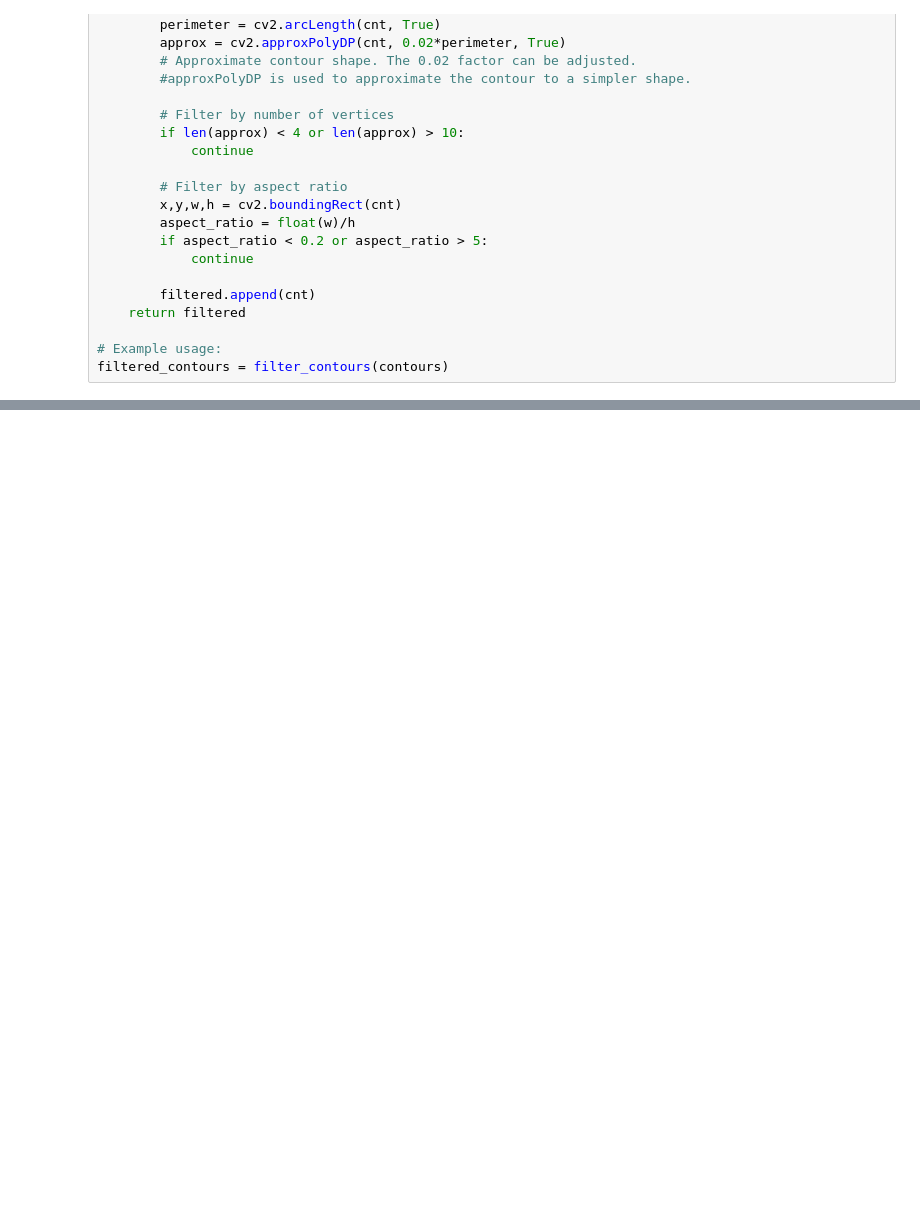
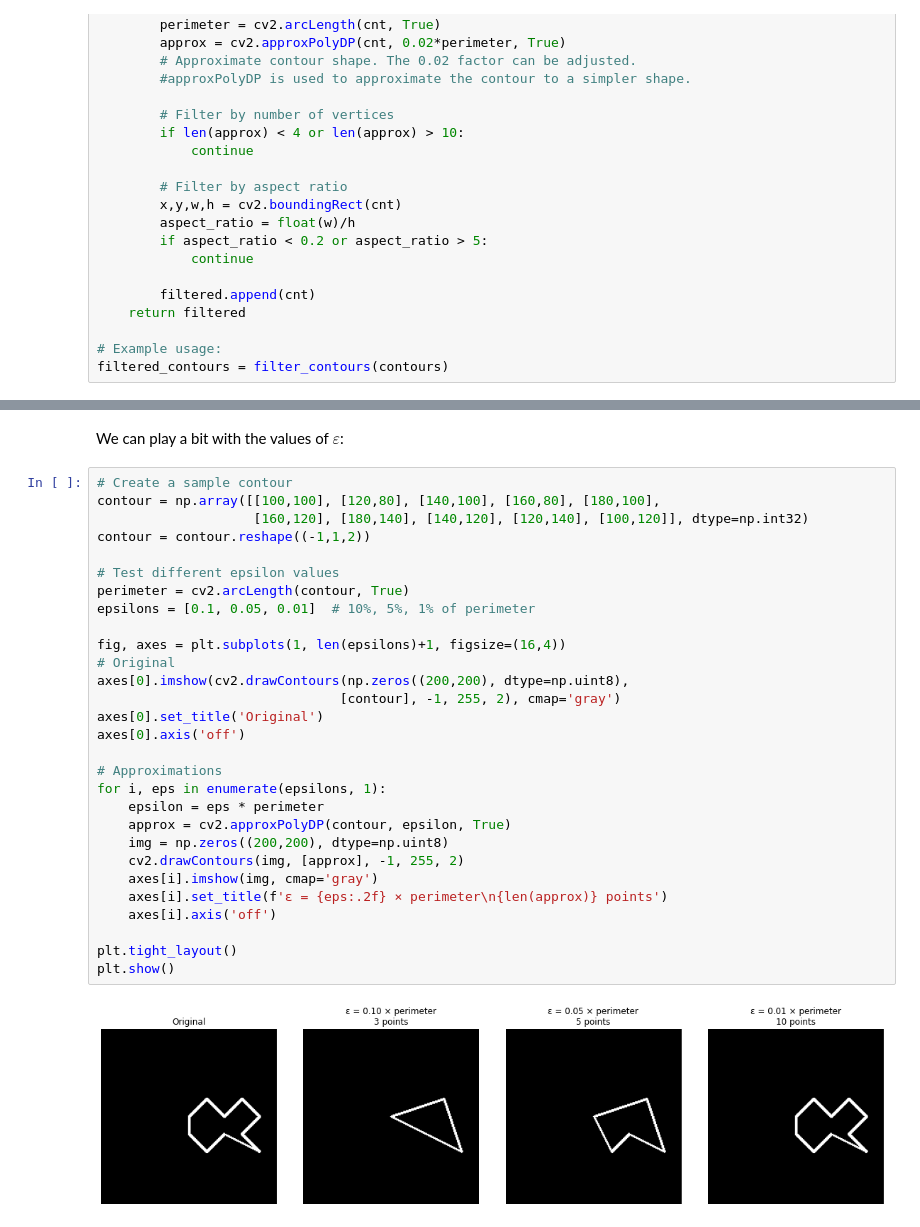
Before and after one commit to armankorajac/computer-vision-stuff, a Jupyter notebook: basicStuff.ipynb, the cells around one changed output, grey strips where cells are left out. Cells and saved outputs as stored; diff of their text form; blank space fills up the shorter version.

```diff
--- a/basicStuff.ipynb
+++ b/basicStuff.ipynb
@@ -418,0 +486,33 @@ filtered_contours = filter_contours(contours)
+# %% [markdown]
+We can play a bit with the values of $\varepsilon$:
+# %%
+# Create a sample contour
+contour = np.array([[100,100], [120,80], [140,100], [160,80], [180,100],
+                    [160,120], [180,140], [140,120], [120,140], [100,120]], dtype=np.int32)
+contour = contour.reshape((-1,1,2))
+
+# Test different epsilon values
+perimeter = cv2.arcLength(contour, True)
+epsilons = [0.1, 0.05, 0.01]  # 10%, 5%, 1% of perimeter
+
+fig, axes = plt.subplots(1, len(epsilons)+1, figsize=(16,4))
+# Original
+axes[0].imshow(cv2.drawContours(np.zeros((200,200), dtype=np.uint8),
+                               [contour], -1, 255, 2), cmap='gray')
+axes[0].set_title('Original')
+axes[0].axis('off')
+
+# Approximations
+for i, eps in enumerate(epsilons, 1):
+    epsilon = eps * perimeter
+    approx = cv2.approxPolyDP(contour, epsilon, True)
+    img = np.zeros((200,200), dtype=np.uint8)
+    cv2.drawContours(img, [approx], -1, 255, 2)
+    axes[i].imshow(img, cmap='gray')
+    axes[i].set_title(f'ε = {eps:.2f} × perimeter\n{len(approx)} points')
+    axes[i].axis('off')
+
+plt.tight_layout()
+plt.show()
+# %% [output]
+[figure, added]
```
Also changed, not shown: parts of 3 cells of this notebook.
